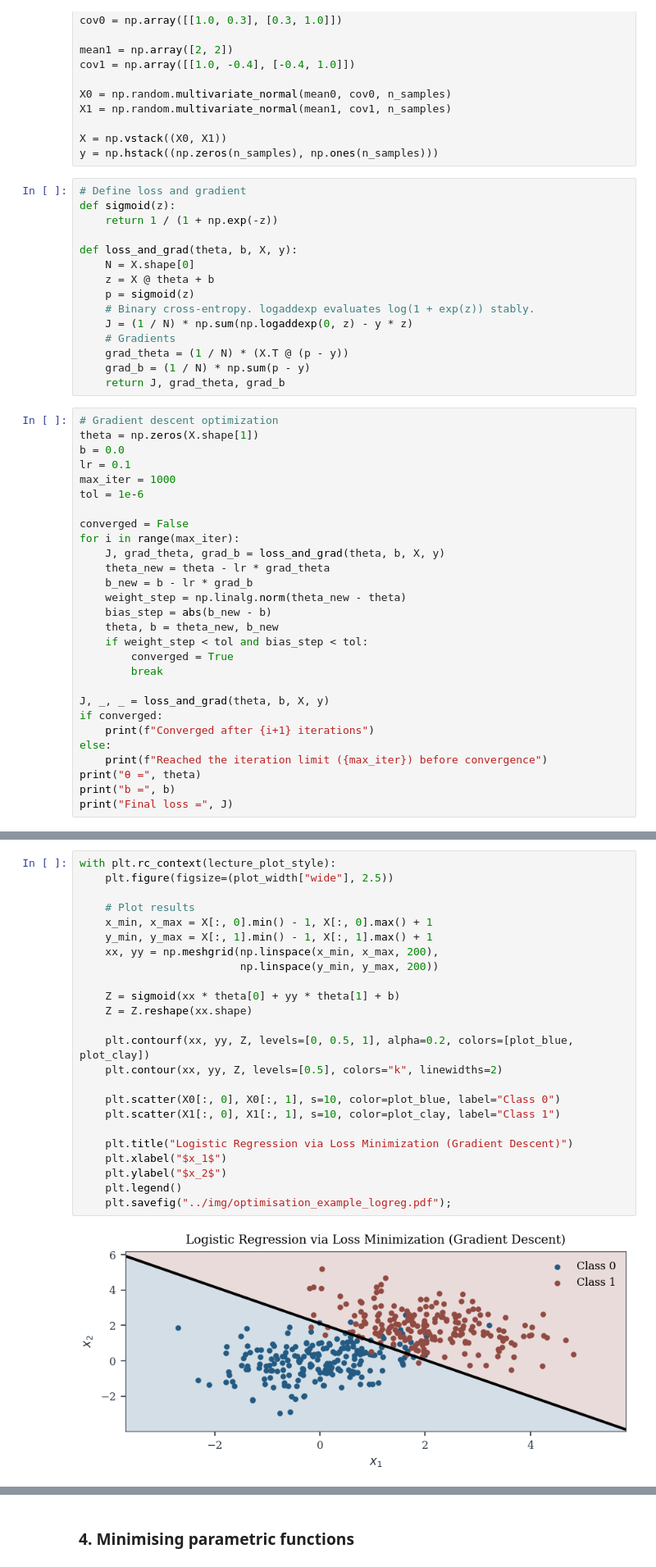
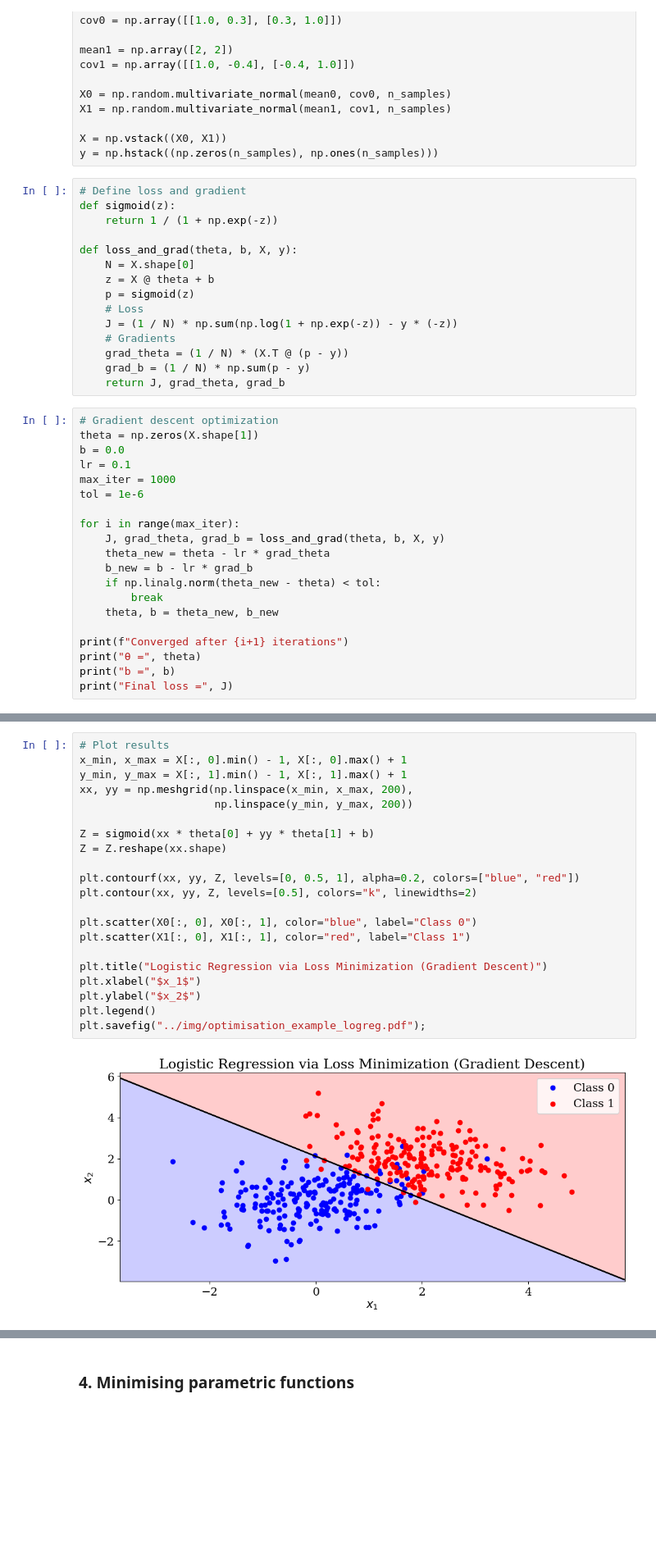
Before and after one commit to felipe-tobar/Maths-for-ML, a Jupyter notebook: tutorials/optimisation.ipynb, the cells around one changed output, grey strips where cells are left out. Shown at 82% size. Drawn from its saved outputs; the diff is of its cells as text; blank space fills up the shorter version.

```diff
--- a/tutorials/optimisation.ipynb
+++ b/tutorials/optimisation.ipynb
@@ -129,8 +111,8 @@ def loss_and_grad(theta, b, X, y):
     N = X.shape[0]
     z = X @ theta + b
     p = sigmoid(z)
-    # Binary cross-entropy. logaddexp evaluates log(1 + exp(z)) stably.
-    J = (1 / N) * np.sum(np.logaddexp(0, z) - y * z)
+    # Loss
+    J = (1 / N) * np.sum(np.log(1 + np.exp(-z)) - y * (-z))
     # Gradients
     grad_theta = (1 / N) * (X.T @ (p - y))
     grad_b = (1 / N) * np.sum(p - y)
@@ -143,23 +125,15 @@ lr = 0.1
 max_iter = 1000
 tol = 1e-6
 
-converged = False
 for i in range(max_iter):
     J, grad_theta, grad_b = loss_and_grad(theta, b, X, y)
     theta_new = theta - lr * grad_theta
     b_new = b - lr * grad_b
-    weight_step = np.linalg.norm(theta_new - theta)
-    bias_step = abs(b_new - b)
+    if np.linalg.norm(theta_new - theta) < tol:
+        break
     theta, b = theta_new, b_new
-    if weight_step < tol and bias_step < tol:
-        converged = True
-        break
 
-J, _, _ = loss_and_grad(theta, b, X, y)
-if converged:
-    print(f"Converged after {i+1} iterations")
-else:
-    print(f"Reached the iteration limit ({max_iter}) before convergence")
+print(f"Converged after {i+1} iterations")
 print("θ =", theta)
 print("b =", b)
 print("Final loss =", J)
@@ -171,29 +145,26 @@ Final loss = 0.1700379365721112
 # %%
-with plt.rc_context(lecture_plot_style):
-    plt.figure(figsize=(plot_width["wide"], 2.5))
+# Plot results
+x_min, x_max = X[:, 0].min() - 1, X[:, 0].max() + 1
+y_min, y_max = X[:, 1].min() - 1, X[:, 1].max() + 1
+xx, yy = np.meshgrid(np.linspace(x_min, x_max, 200),
+                     np.linspace(y_min, y_max, 200))
 
-    # Plot results
-    x_min, x_max = X[:, 0].min() - 1, X[:, 0].max() + 1
-    y_min, y_max = X[:, 1].min() - 1, X[:, 1].max() + 1
-    xx, yy = np.meshgrid(np.linspace(x_min, x_max, 200),
-                         np.linspace(y_min, y_max, 200))
+Z = sigmoid(xx * theta[0] + yy * theta[1] + b)
+Z = Z.reshape(xx.shape)
 
-    Z = sigmoid(xx * theta[0] + yy * theta[1] + b)
-    Z = Z.reshape(xx.shape)
+plt.contourf(xx, yy, Z, levels=[0, 0.5, 1], alpha=0.2, colors=["blue", "red"])
+plt.contour(xx, yy, Z, levels=[0.5], colors="k", linewidths=2)
 
-    plt.contourf(xx, yy, Z, levels=[0, 0.5, 1], alpha=0.2, colors=[plot_blue, plot_clay])
-    plt.contour(xx, yy, Z, levels=[0.5], colors="k", linewidths=2)
+plt.scatter(X0[:, 0], X0[:, 1], color="blue", label="Class 0")
+plt.scatter(X1[:, 0], X1[:, 1], color="red", label="Class 1")
 
-    plt.scatter(X0[:, 0], X0[:, 1], s=10, color=plot_blue, label="Class 0")
-    plt.scatter(X1[:, 0], X1[:, 1], s=10, color=plot_clay, label="Class 1")
-
-    plt.title("Logistic Regression via Loss Minimization (Gradient Descent)")
-    plt.xlabel("$x_1$")
-    plt.ylabel("$x_2$")
-    plt.legend()
-    plt.savefig("../img/optimisation_example_logreg.pdf");
+plt.title("Logistic Regression via Loss Minimization (Gradient Descent)")
+plt.xlabel("$x_1$")
+plt.ylabel("$x_2$")
+plt.legend()
+plt.savefig("../img/optimisation_example_logreg.pdf");
 # %% [output]
-[figure, old version]
+[figure, new version]
 # %% [markdown]
 ### 3. Clustering (K-means)
 
```
Also changed, not shown: parts of 30 cells of this notebook, 16 other files.
